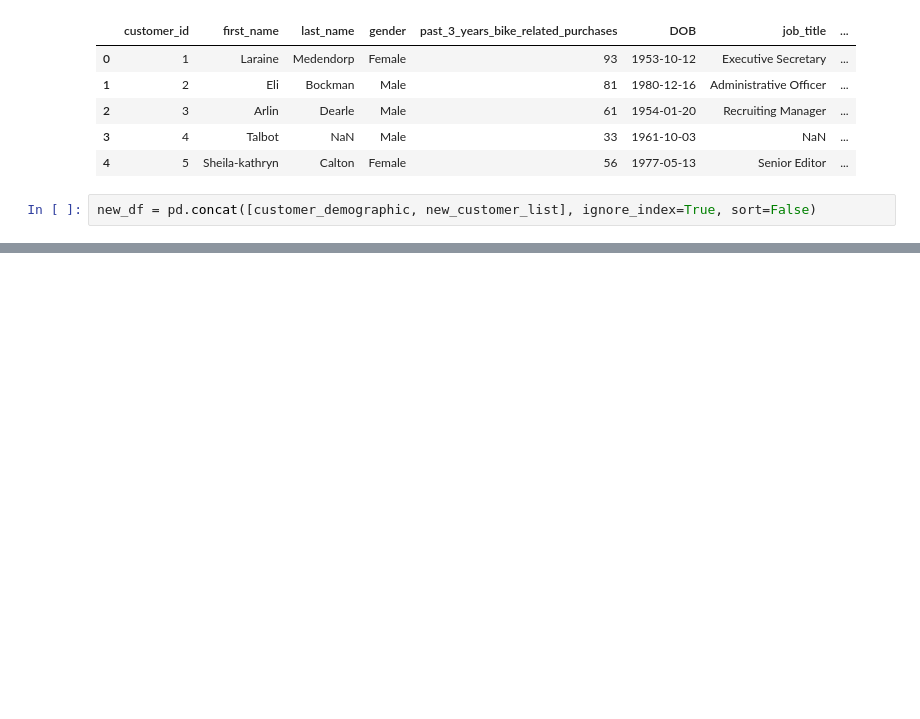
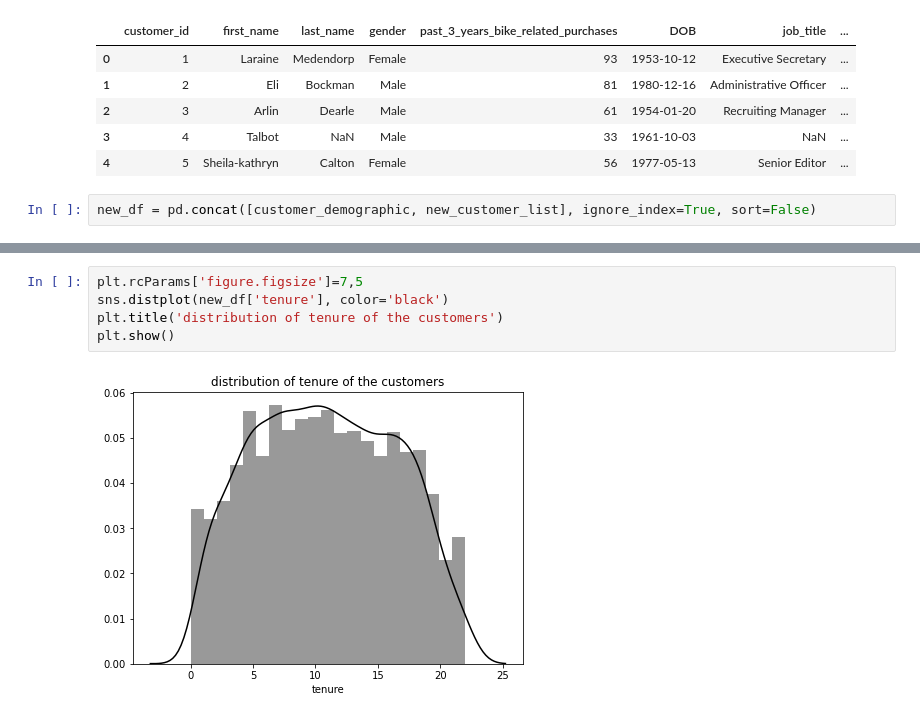
Before and after one commit to ram-thiagu/KPMG-Internship, a Jupyter notebook: KPMG-Internship Projects1.ipynb, the cells around one changed output, grey strips where cells are left out. Drawn from its saved outputs; the diff is of its cells as text; blank space fills up the shorter version.

```diff
--- a/KPMG-Internship Projects1.ipynb
+++ b/KPMG-Internship Projects1.ipynb
@@ -642,0 +673,7 @@ customer_demographic
+# %%
+plt.rcParams['figure.figsize']=7,5
+sns.distplot(new_df['tenure'], color='black')
+plt.title('distribution of tenure of the customers')
+plt.show()
+# %% [output]
+[figure, added]
```
Also changed, not shown: parts of 15 cells of this notebook.
